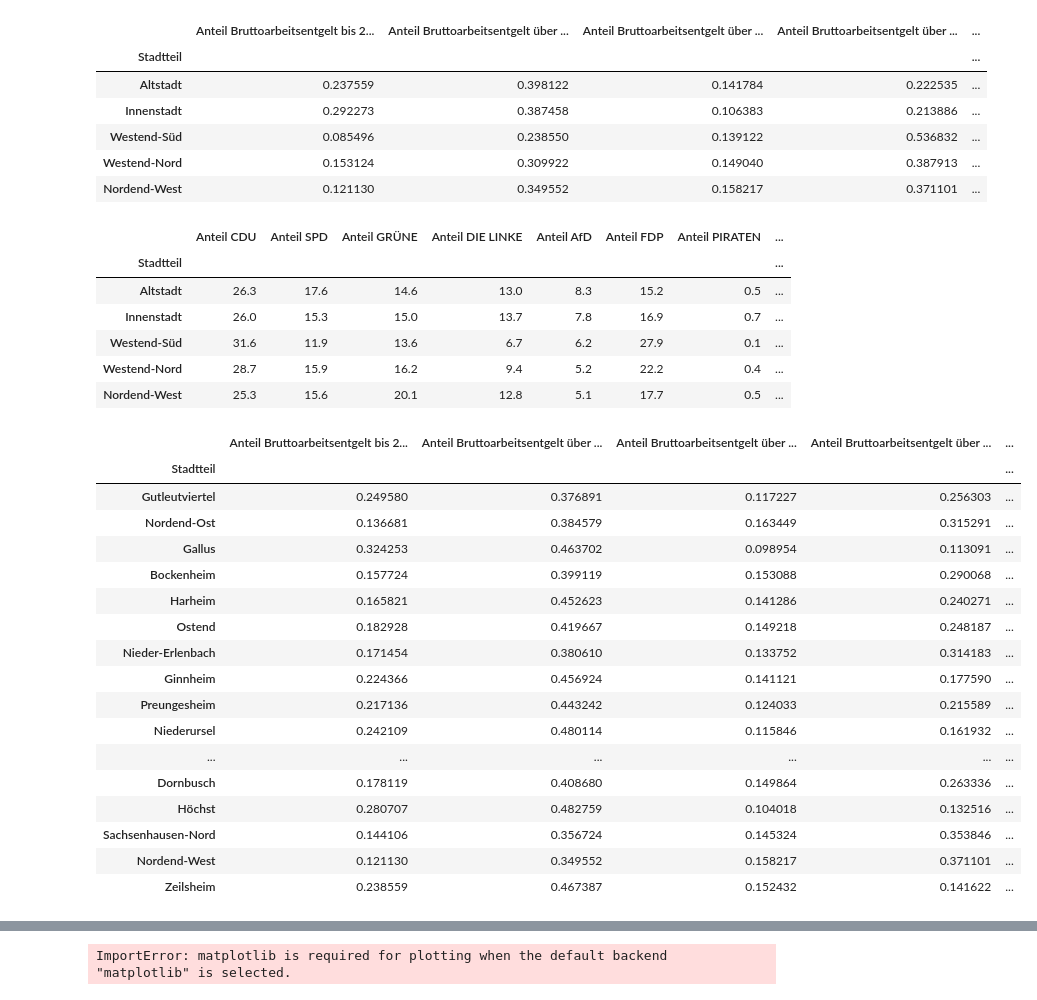
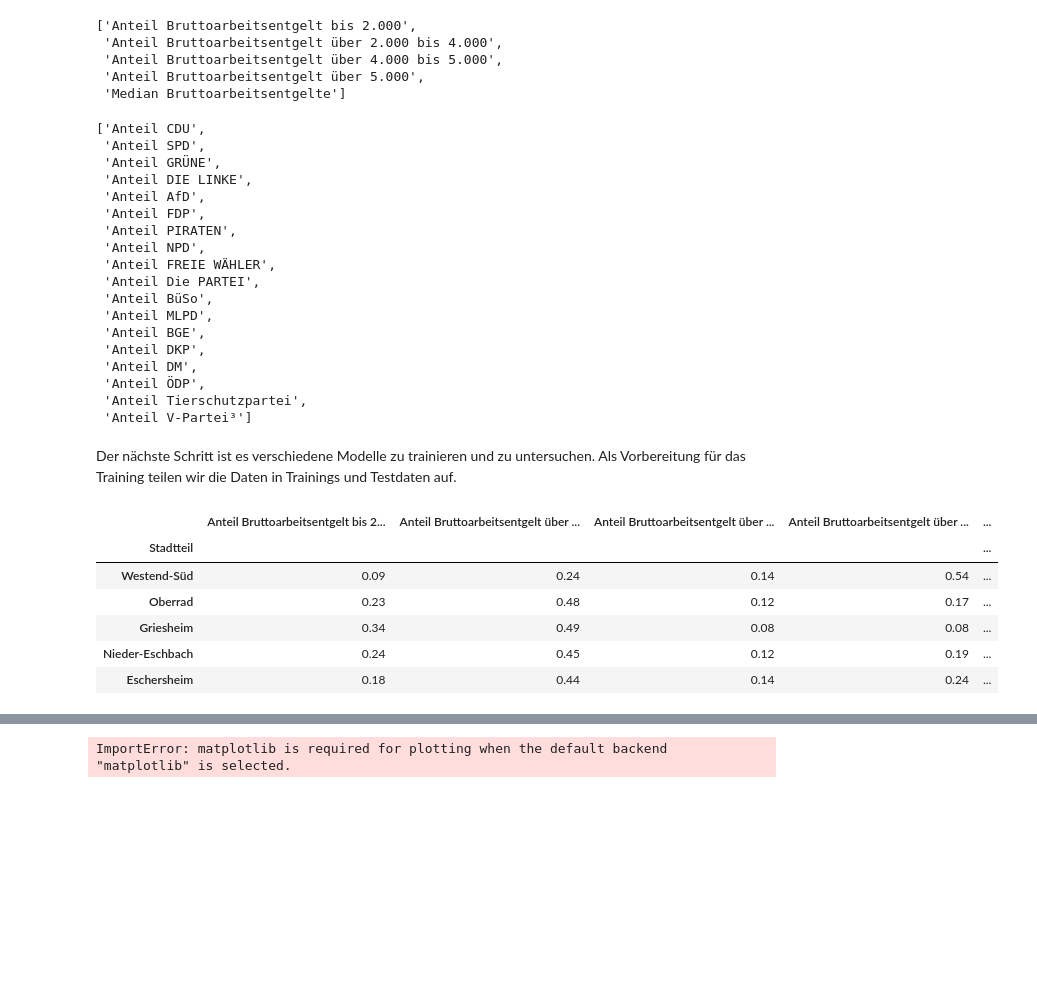
Before and after one commit to 5yntek/DataScienceProject, a Jupyter notebook: project_patrick.ipynb, the cells around one changed output, grey strips where cells are left out. Saved outputs shown, nothing was run; the diff lists cells and outputs as text; code cells hidden in the pictures; blank space fills up the shorter version.

```diff
--- a/project_patrick.ipynb
+++ b/project_patrick.ipynb
@@ -24,3 +27,7 @@ Successfully installed cycler-0.10.0 kiwisolver-1.2.0 matplotlib-3.2.1 pip-20.1.
+# %%
+pd.options.display.float_format = "{:,.2f}".format
+import seaborn as sns
+sns.set()
 # %%
 import pandas as pd
 data = pd.read_pickle("./data_other.pkl")
@@ -37,44 +50,44 @@ data.head()
 # %%
-df = data.drop(['Bahnhofsviertel','Berkersheim']) # rm missing values
+df = data.drop(['Bahnhofsviertel','Berkersheim']) # remove missing values
 X = df[list(df)[0:5:]]
-display(X.head())
-Y = df[list(df)[10::]] # CDUbis V-Partei³
-display(Y.head())
+display(list(X))
+Y = df[list(df)[10::]] # CDU bis V-Partei³
+display(list(Y))
 # %% [output]
-|  | Anteil Bruttoarbeitsentgelt bis 2... | Anteil Bruttoarbeitsentgelt über ... | Anteil Bruttoarbeitsentgelt über ... | Anteil Bruttoarbeitsentgelt über ... | ... |
-| Stadtteil |  |  |  |  | ... |
-| Altstadt | 0.237559 | 0.398122 | 0.141784 | 0.222535 | ... |
-| Innenstadt | 0.292273 | 0.387458 | 0.106383 | 0.213886 | ... |
-| Westend-Süd | 0.085496 | 0.238550 | 0.139122 | 0.536832 | ... |
-| Westend-Nord | 0.153124 | 0.309922 | 0.149040 | 0.387913 | ... |
-| Nordend-West | 0.121130 | 0.349552 | 0.158217 | 0.371101 | ... |
-|  | Anteil CDU | Anteil SPD | Anteil GRÜNE | Anteil DIE LINKE | Anteil AfD | Anteil FDP | Anteil PIRATEN | ... |
-| Stadtteil |  |  |  |  |  |  |  | ... |
-| Altstadt | 26.3 | 17.6 | 14.6 | 13.0 | 8.3 | 15.2 | 0.5 | ... |
-| Innenstadt | 26.0 | 15.3 | 15.0 | 13.7 | 7.8 | 16.9 | 0.7 | ... |
-| Westend-Süd | 31.6 | 11.9 | 13.6 | 6.7 | 6.2 | 27.9 | 0.1 | ... |
-| Westend-Nord | 28.7 | 15.9 | 16.2 | 9.4 | 5.2 | 22.2 | 0.4 | ... |
-| Nordend-West | 25.3 | 15.6 | 20.1 | 12.8 | 5.1 | 17.7 | 0.5 | ... |
+['Anteil Bruttoarbeitsentgelt bis 2.000',
+ 'Anteil Bruttoarbeitsentgelt über 2.000 bis 4.000',
+ 'Anteil Bruttoarbeitsentgelt über 4.000 bis 5.000',
+ 'Anteil Bruttoarbeitsentgelt über 5.000',
+ 'Median Bruttoarbeitsentgelte']
+['Anteil CDU',
+ 'Anteil SPD',
+ 'Anteil GRÜNE',
+ 'Anteil DIE LINKE',
+ 'Anteil AfD',
+ 'Anteil FDP',
+ 'Anteil PIRATEN',
+ 'Anteil NPD',
+ 'Anteil FREIE WÄHLER',
+ 'Anteil Die PARTEI',
+ 'Anteil BüSo',
+ 'Anteil MLPD',
+ 'Anteil BGE',
+ 'Anteil DKP',
+ 'Anteil DM',
+ 'Anteil ÖDP',
+ 'Anteil Tierschutzpartei',
+ 'Anteil V-Partei³']
+# %% [markdown]
+Der nächste Schritt ist es verschiedene Modelle zu trainieren und zu untersuchen. Als Vorbereitung für das Training teilen wir die Daten in Trainings und Testdaten auf.
 # %%
 from sklearn.model_selection import train_test_split
-xtrain, xtest, ytrain, ytest=train_test_split(X, Y, test_size=0.15)
-display(xtrain)
+xtrain, xtest, ytrain, ytest= train_test_split(X, Y, test_size=0.15)
+display(xtrain.head())
 # %% [output]
 |  | Anteil Bruttoarbeitsentgelt bis 2... | Anteil Bruttoarbeitsentgelt über ... | Anteil Bruttoarbeitsentgelt über ... | Anteil Bruttoarbeitsentgelt über ... | ... |
 | Stadtteil |  |  |  |  | ... |
-| Gutleutviertel | 0.249580 | 0.376891 | 0.117227 | 0.256303 | ... |
-| Nordend-Ost | 0.136681 | 0.384579 | 0.163449 | 0.315291 | ... |
-| Gallus | 0.324253 | 0.463702 | 0.098954 | 0.113091 | ... |
-| Bockenheim | 0.157724 | 0.399119 | 0.153088 | 0.290068 | ... |
-| Harheim | 0.165821 | 0.452623 | 0.141286 | 0.240271 | ... |
-| Ostend | 0.182928 | 0.419667 | 0.149218 | 0.248187 | ... |
-| Nieder-Erlenbach | 0.171454 | 0.380610 | 0.133752 | 0.314183 | ... |
-| Ginnheim | 0.224366 | 0.456924 | 0.141121 | 0.177590 | ... |
-| Preungesheim | 0.217136 | 0.443242 | 0.124033 | 0.215589 | ... |
-| Niederursel | 0.242109 | 0.480114 | 0.115846 | 0.161932 | ... |
-| ... | ... | ... | ... | ... | ... |
-| Dornbusch | 0.178119 | 0.408680 | 0.149864 | 0.263336 | ... |
-| Höchst | 0.280707 | 0.482759 | 0.104018 | 0.132516 | ... |
-| Sachsenhausen-Nord | 0.144106 | 0.356724 | 0.145324 | 0.353846 | ... |
-| Nordend-West | 0.121130 | 0.349552 | 0.158217 | 0.371101 | ... |
-| Zeilsheim | 0.238559 | 0.467387 | 0.152432 | 0.141622 | ... |
+| Westend-Süd | 0.09 | 0.24 | 0.14 | 0.54 | ... |
+| Oberrad | 0.23 | 0.48 | 0.12 | 0.17 | ... |
+| Griesheim | 0.34 | 0.49 | 0.08 | 0.08 | ... |
+| Nieder-Eschbach | 0.24 | 0.45 | 0.12 | 0.19 | ... |
+| Eschersheim | 0.18 | 0.44 | 0.14 | 0.24 | ... |
```
Also changed, not shown: parts of 13 cells of this notebook, 14 other files.
